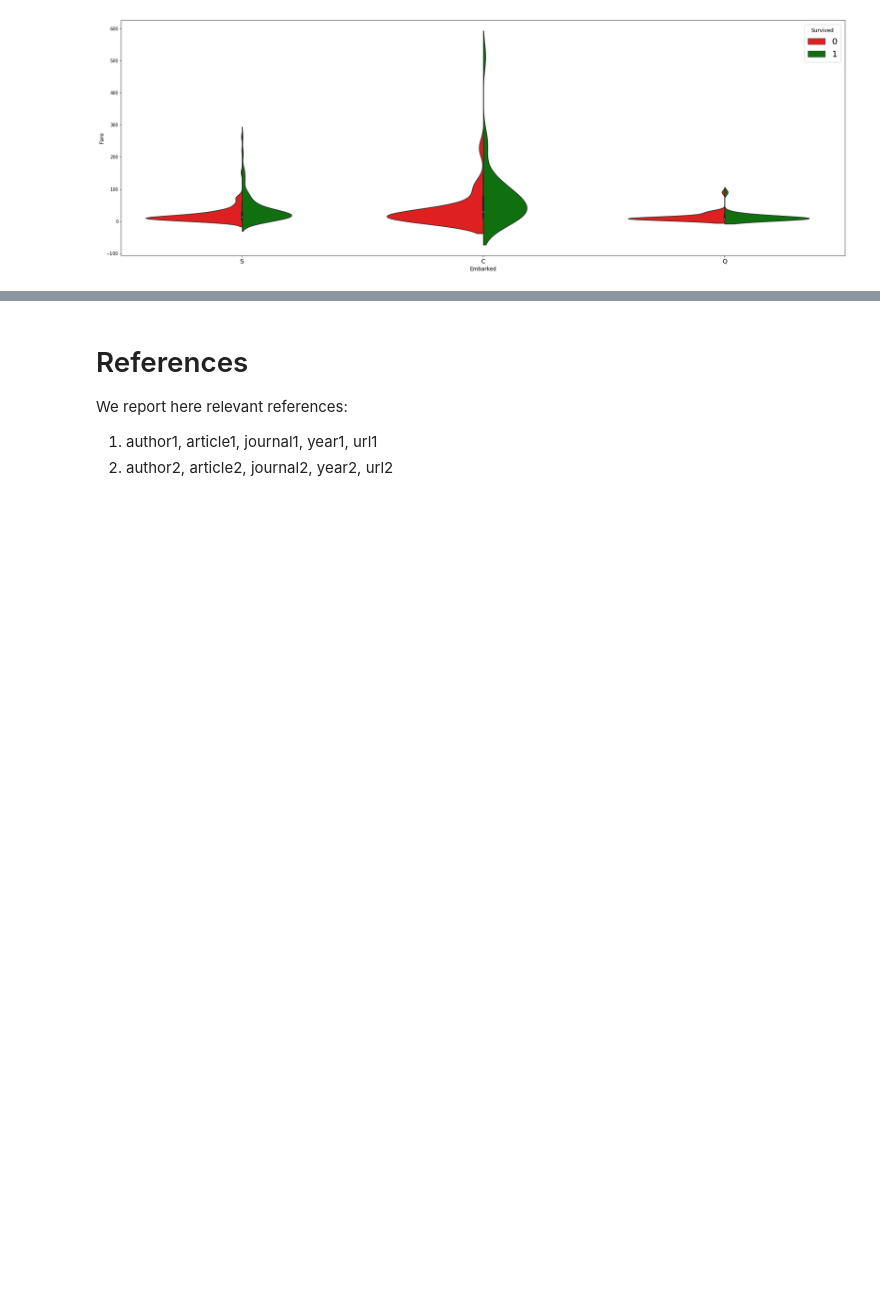
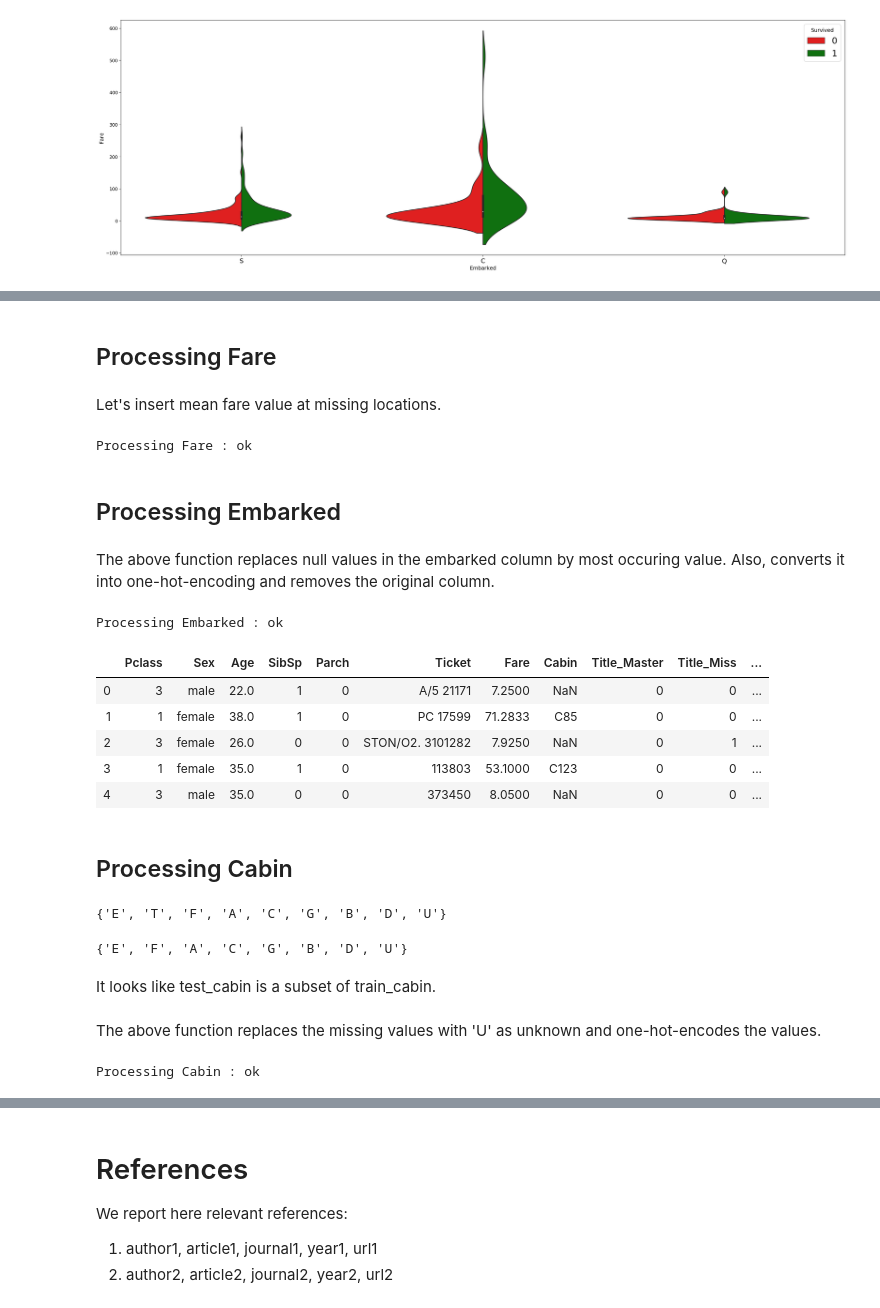
Before and after one commit to mayank311996/Kaggle, a Jupyter notebook: Titanic_Machine_Learning_from_Disaster/Notebook/Titanic.ipynb, the cells around one changed output, grey strips where cells are left out. Drawn from its saved outputs; the diff is of its cells as text; code cells hidden in the pictures; blank space fills up the shorter version.

```diff
--- a/Titanic_Machine_Learning_from_Disaster/Notebook/Titanic.ipynb
+++ b/Titanic_Machine_Learning_from_Disaster/Notebook/Titanic.ipynb
@@ -201,0 +394,46 @@ sns.violinplot(x='Embarked',y='Fare',hue='Survived', data=df, split=True, palett
+# %% [markdown]
+## Processing Fare
+# %% [markdown]
+Let's insert mean fare value at missing locations.
+# %%
+def process_fare():
+    global combined
+
+    combined.Fare.fillna(combined.iloc[:891].Fare.mean(), inplace = True)
+    status('Fare')
+    return combined
+# %%
+combined = process_fare()
+# %% [output]
+Processing Fare : ok
+# %% [markdown]
+## Processing Embarked
+# %%
+def process_embarked():
+    global combined
+
+    combined.Embarked.fillna('S', inplace=True)
+
+    embarked_dummies = pd.get_dummies(combined['Embarked'], prefix='Embarked')
+    combined = pd.concat([combined, embarked_dummies], axis=1)
+    combined.drop('Embarked', axis=1, inplace=True)
+    status('Embarked')
+
+    return combined
+# %% [markdown]
+The above function replaces null values in the embarked column by most occuring value. Also, converts it into one-hot-encoding and removes the original column.
+# %%
+combined = process_embarked()
+# %% [output]
+Processing Embarked : ok
+# %%
+combined.head()
+# %% [output]
+|  | Pclass | Sex | Age | SibSp | Parch | Ticket | Fare | Cabin | Title_Master | Title_Miss | ... |
+| 0 | 3 | male | 22.0 | 1 | 0 | A/5 21171 | 7.2500 | NaN | 0 | 0 | ... |
+| 1 | 1 | female | 38.0 | 1 | 0 | PC 17599 | 71.2833 | C85 | 0 | 0 | ... |
+| 2 | 3 | female | 26.0 | 0 | 0 | STON/O2. 3101282 | 7.9250 | NaN | 0 | 1 | ... |
+| 3 | 1 | female | 35.0 | 1 | 0 | 113803 | 53.1000 | C123 | 0 | 0 | ... |
+| 4 | 3 | male | 35.0 | 0 | 0 | 373450 | 8.0500 | NaN | 0 | 0 | ... |
+# %% [markdown]
+## Processing Cabin
@@ -201,0 +454,10 @@ sns.violinplot(x='Embarked',y='Fare',hue='Survived', data=df, split=True, palett
+# %%
+print(train_cabin)
+# %% [output]
+{'E', 'T', 'F', 'A', 'C', 'G', 'B', 'D', 'U'}
+# %%
+print(test_cabin)
+# %% [output]
+{'E', 'F', 'A', 'C', 'G', 'B', 'D', 'U'}
+# %% [markdown]
+It looks like test_cabin is a subset of train_cabin.
@@ -201,0 +479,6 @@ sns.violinplot(x='Embarked',y='Fare',hue='Survived', data=df, split=True, palett
+# %% [markdown]
+The above function replaces the missing values with 'U' as unknown and one-hot-encodes the values.
+# %%
+combined = process_cabin()
+# %% [output]
+Processing Cabin : ok
```
Also changed, not shown: parts of 57 cells of this notebook.
